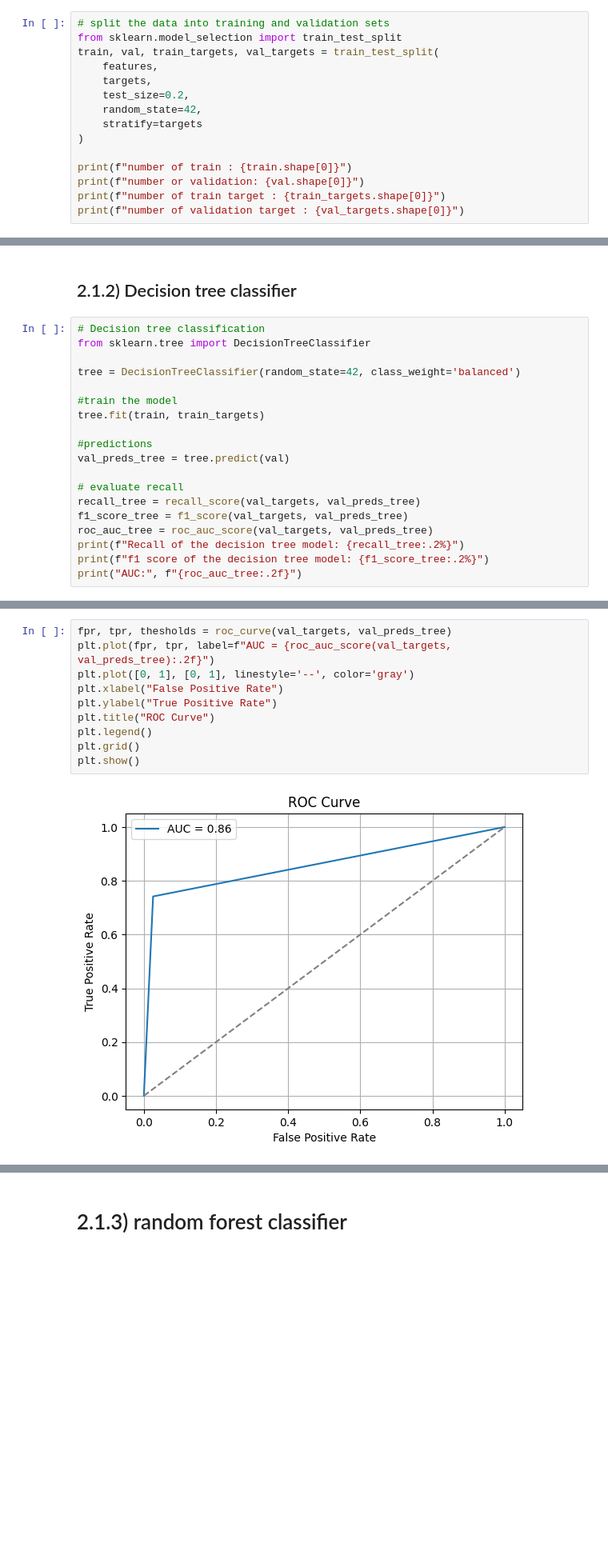
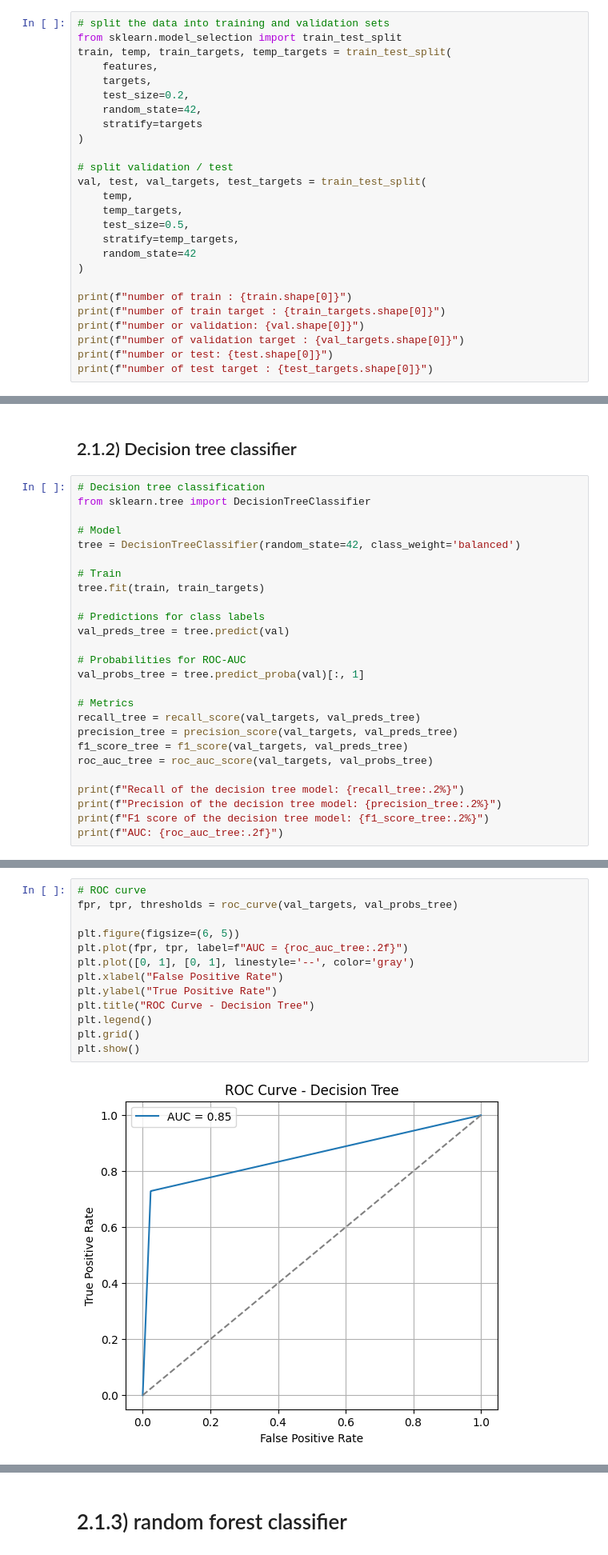
Before and after one commit to cmanell/diabetes_prediction, a Jupyter notebook: projet_ML_DL.ipynb, the cells around one changed output, grey strips where cells are left out. Shown at 80% size. Drawn from its saved outputs; the diff is of its cells as text; blank space fills up the shorter version.

```diff
--- a/projet_ML_DL.ipynb
+++ b/projet_ML_DL.ipynb
@@ -230,7 +232,7 @@ targets shape: (100000,)
 # %%
 # split the data into training and validation sets
 from sklearn.model_selection import train_test_split
-train, val, train_targets, val_targets = train_test_split(
+train, temp, train_targets, temp_targets = train_test_split(
     features,
     targets,
     test_size=0.2,
@@ -238,9 +240,20 @@ train, val, train_targets, val_targets = train_test_split(
     stratify=targets
 )
 
+# split validation / test
+val, test, val_targets, test_targets = train_test_split(
+    temp,
+    temp_targets,
+    test_size=0.5,
+    stratify=temp_targets,
+    random_state=42
+)
+
 print(f"number of train : {train.shape[0]}")
+print(f"number of train target : {train_targets.shape[0]}")
 print(f"number or validation: {val.shape[0]}")
-print(f"number of train target : {train_targets.shape[0]}")
 print(f"number of validation target : {val_targets.shape[0]}")
+print(f"number or test: {test.shape[0]}")
+print(f"number of test target : {test_targets.shape[0]}")
 # %% [output]
 number of train : 80000
@@ -313,19 +362,26 @@ A clustering approach was applied to identify potential patient subgroups based
 # Decision tree classification
 from sklearn.tree import DecisionTreeClassifier
 
+# Model
 tree = DecisionTreeClassifier(random_state=42, class_weight='balanced')
 
-#train the model
+# Train
 tree.fit(train, train_targets)
 
-#predictions
+# Predictions for class labels
 val_preds_tree = tree.predict(val)
 
-# evaluate recall
+# Probabilities for ROC-AUC
+val_probs_tree = tree.predict_proba(val)[:, 1]
+
+# Metrics
 recall_tree = recall_score(val_targets, val_preds_tree)
+precision_tree = precision_score(val_targets, val_preds_tree)
 f1_score_tree = f1_score(val_targets, val_preds_tree)
-roc_auc_tree = roc_auc_score(val_targets, val_preds_tree)
+roc_auc_tree = roc_auc_score(val_targets, val_probs_tree)
+
 print(f"Recall of the decision tree model: {recall_tree:.2%}")
-print(f"f1 score of the decision tree model: {f1_score_tree:.2%}")
-print("AUC:", f"{roc_auc_tree:.2f}")
+print(f"Precision of the decision tree model: {precision_tree:.2%}")
+print(f"F1 score of the decision tree model: {f1_score_tree:.2%}")
+print(f"AUC: {roc_auc_tree:.2f}")
 # %% [output]
@@ -335,12 +392,15 @@ AUC: 0.86
 # %%
-fpr, tpr, thesholds = roc_curve(val_targets, val_preds_tree)
-plt.plot(fpr, tpr, label=f"AUC = {roc_auc_score(val_targets, val_preds_tree):.2f}")
+# ROC curve
+fpr, tpr, thresholds = roc_curve(val_targets, val_probs_tree)
+
+plt.figure(figsize=(6, 5))
+plt.plot(fpr, tpr, label=f"AUC = {roc_auc_tree:.2f}")
 plt.plot([0, 1], [0, 1], linestyle='--', color='gray')
 plt.xlabel("False Positive Rate")
 plt.ylabel("True Positive Rate")
-plt.title("ROC Curve")
+plt.title("ROC Curve - Decision Tree")
 plt.legend()
 plt.grid()
 plt.show()
 # %% [output]
-[figure, old version]
+[figure, new version]
```
Also changed, not shown: parts of 25 cells of this notebook.
